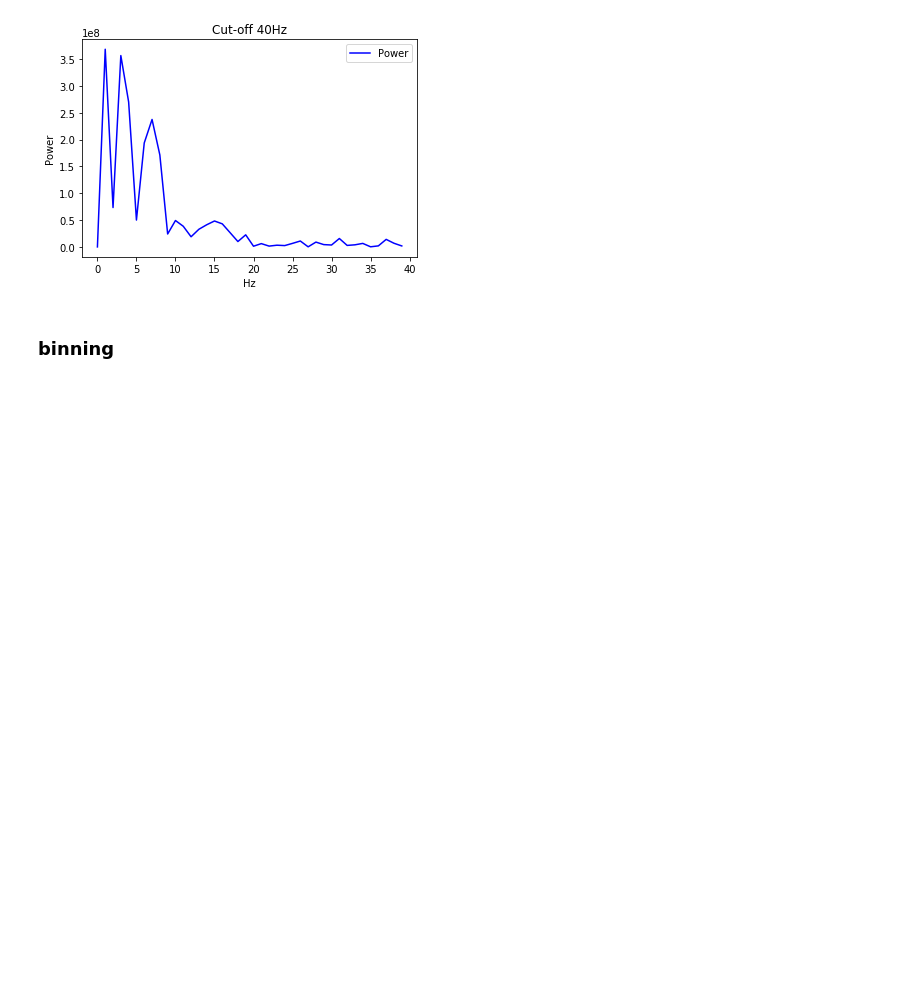
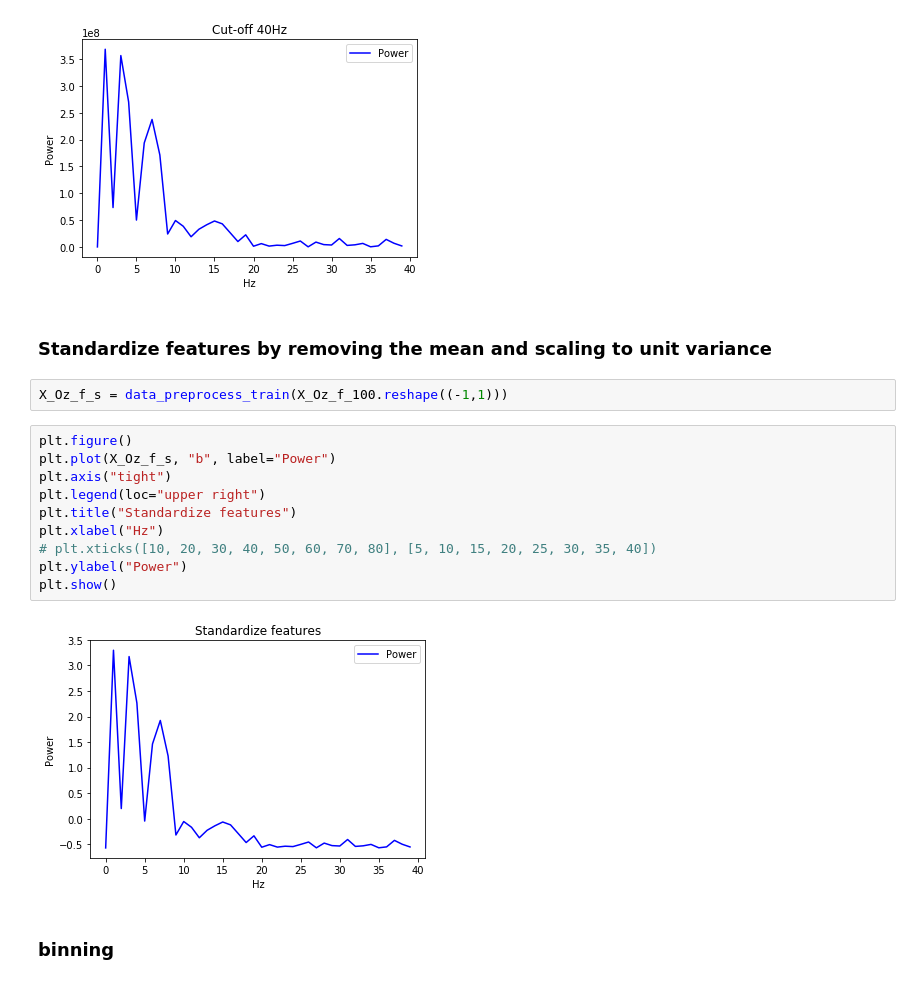
Before and after one commit to shimalice/GAL_EEG, a Jupyter notebook: fourier.ipynb, the cells around one changed output. Drawn from its saved outputs; the diff is of its cells as text; blank space fills up the shorter version.

```diff
--- a/fourier.ipynb
+++ b/fourier.ipynb
@@ -372,6 +374,22 @@ plt.ylabel("Power")
 plt.show()
 # %% [output]
 [figure]
+# %% [markdown]
+### Standardize features by removing the mean and scaling to unit variance
+# %%
+X_Oz_f_s = data_preprocess_train(X_Oz_f_100.reshape((-1,1)))
+# %%
+plt.figure()
+plt.plot(X_Oz_f_s, "b", label="Power")
+plt.axis("tight")
+plt.legend(loc="upper right")
+plt.title("Standardize features")
+plt.xlabel("Hz")
+# plt.xticks([10, 20, 30, 40, 50, 60, 70, 80], [5, 10, 15, 20, 25, 30, 35, 40])
+plt.ylabel("Power")
+plt.show()
+# %% [output]
+[figure, added]
 # %% [markdown]
 ### binning
 # %%
```
Also changed, not shown: parts of 7 cells of this notebook, 4 other files.
